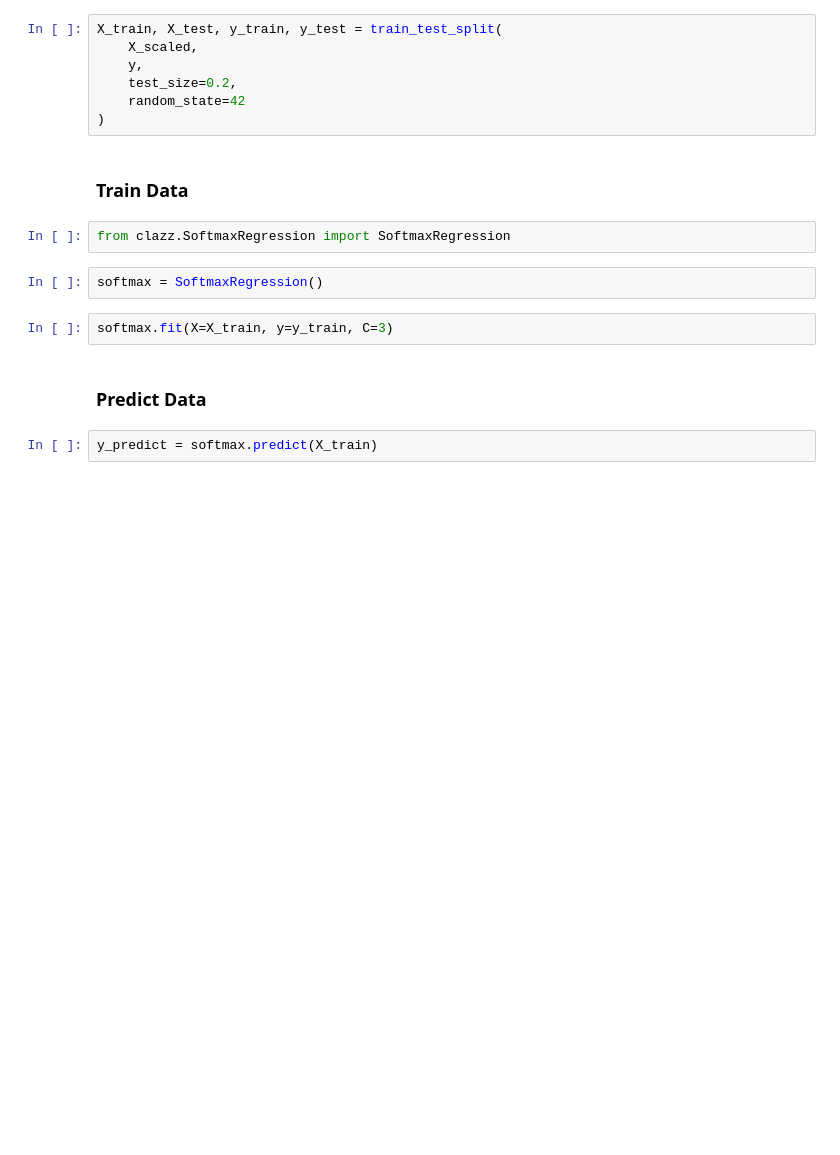
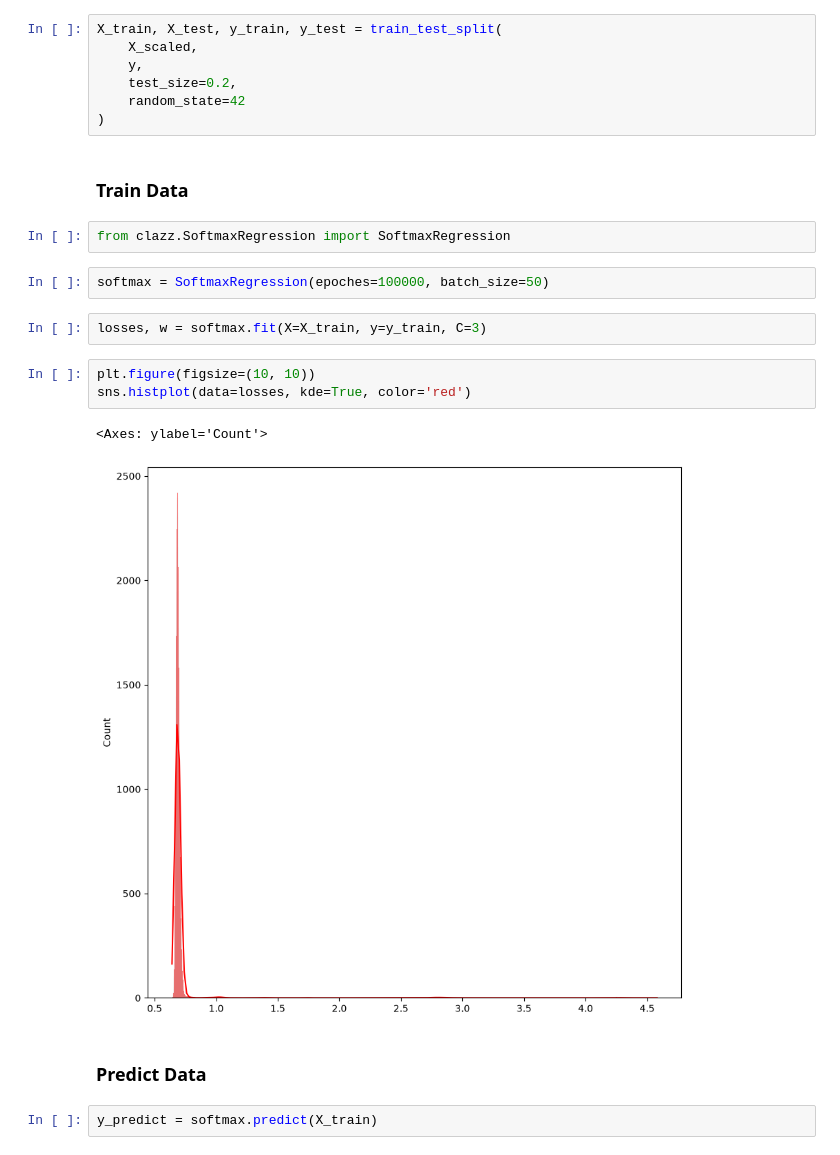
Before and after one commit to alaricbat/Digital-Agentic-AI, a Jupyter notebook: src/ml_dl/SoftmaxRegression.ipynb, the cells around one changed output. Drawn from its saved outputs; the diff is of its cells as text; blank space fills up the shorter version.

Commit message:
Common:DigitalAgenticAI:20261014:Optimize the algorithm in Softmax Regression

```diff
--- a/src/ml_dl/SoftmaxRegression.ipynb
+++ b/src/ml_dl/SoftmaxRegression.ipynb
@@ -142,9 +157,15 @@ X_train, X_test, y_train, y_test = train_test_split(
 # %%
 from clazz.SoftmaxRegression import SoftmaxRegression
 # %%
-softmax = SoftmaxRegression()
+softmax = SoftmaxRegression(epoches=100000, batch_size=50)
 # %%
-softmax.fit(X=X_train, y=y_train, C=3)
+losses, w = softmax.fit(X=X_train, y=y_train, C=3)
+# %%
+plt.figure(figsize=(10, 10))
+sns.histplot(data=losses, kde=True, color='red')
+# %% [output]
+<Axes: ylabel='Count'>
+[figure, added]
 # %% [markdown]
 ### Predict Data
 # %%
```
Also changed, not shown: parts of 11 cells of this notebook, 2 other files.
